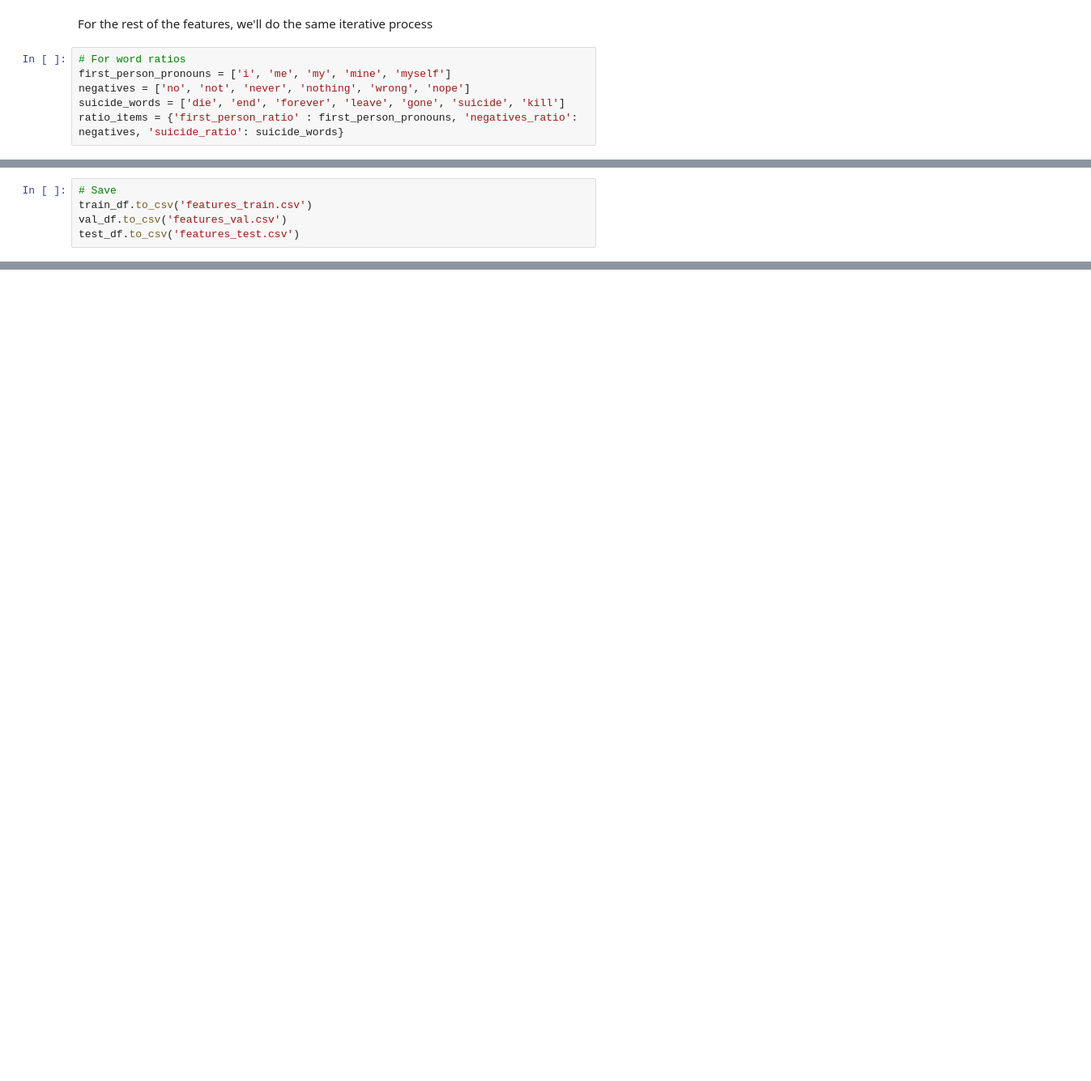
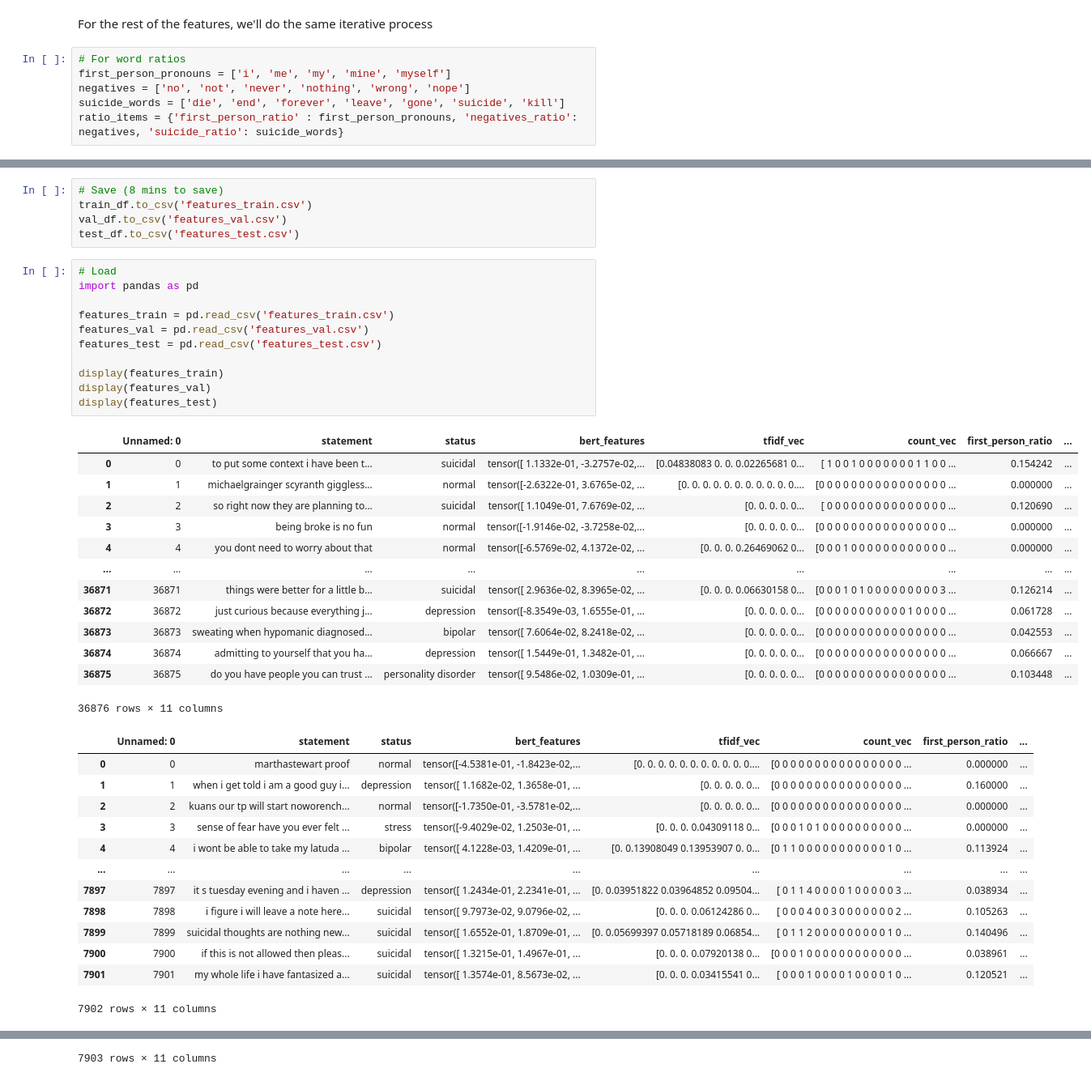
Before and after one commit to chengyili2005/ECS171-Final-Project, a Jupyter notebook: make_dataset.ipynb, the cells around one changed output, grey strips where cells are left out. Shown at 81% size. Drawn from its saved outputs; the diff is of its cells as text; blank space fills up the shorter version.

```diff
--- a/make_dataset.ipynb
+++ b/make_dataset.ipynb
@@ -319,5 +380,43 @@ for column in feature2function.keys():
 # %%
-# Save
+# Save (8 mins to save)
 train_df.to_csv('features_train.csv')
 val_df.to_csv('features_val.csv')
 test_df.to_csv('features_test.csv')
+# %%
+# Load
+import pandas as pd
+
+features_train = pd.read_csv('features_train.csv')
+features_val = pd.read_csv('features_val.csv')
+features_test = pd.read_csv('features_test.csv')
+
+display(features_train)
+display(features_val)
+display(features_test)
+# %% [output]
+|  | Unnamed: 0 | statement | status | bert_features | tfidf_vec | count_vec | first_person_ratio | ... |
+| 0 | 0 | to put some context i have been t... | suicidal | tensor([ 1.1332e-01, -3.2757e-02,... | [0.04838083 0. 0. 0.02265681 0... | [ 1 0 0 1 0 0 0 0 0 0 0 1 1 0 0 ... | 0.154242 | ... |
+| 1 | 1 | michaelgrainger scyranth giggless... | normal | tensor([-2.6322e-01, 3.6765e-02, ... | [0. 0. 0. 0. 0. 0. 0. 0. 0. 0. 0.... | [0 0 0 0 0 0 0 0 0 0 0 0 0 0 0 0 ... | 0.000000 | ... |
+| 2 | 2 | so right now they are planning to... | suicidal | tensor([ 1.1049e-01, 7.6769e-02, ... | [0. 0. 0. 0. 0... | [ 0 0 0 0 0 0 0 0 0 0 0 0 0 0 0 ... | 0.120690 | ... |
+| 3 | 3 | being broke is no fun | normal | tensor([-1.9146e-02, -3.7258e-02,... | [0. 0. 0. 0. 0... | [0 0 0 0 0 0 0 0 0 0 0 0 0 0 0 0 ... | 0.000000 | ... |
+| 4 | 4 | you dont need to worry about that | normal | tensor([-6.5769e-02, 4.1372e-02, ... | [0. 0. 0. 0.26469062 0... | [0 0 0 1 0 0 0 0 0 0 0 0 0 0 0 0 ... | 0.000000 | ... |
+| ... | ... | ... | ... | ... | ... | ... | ... | ... |
+| 36871 | 36871 | things were better for a little b... | suicidal | tensor([ 2.9636e-02, 8.3965e-02, ... | [0. 0. 0. 0.06630158 0... | [0 0 0 1 0 1 0 0 0 0 0 0 0 0 0 3 ... | 0.126214 | ... |
+| 36872 | 36872 | just curious because everything j... | depression | tensor([-8.3549e-03, 1.6555e-01, ... | [0. 0. 0. 0. 0... | [0 0 0 0 0 0 0 0 0 0 0 1 0 0 0 0 ... | 0.061728 | ... |
+| 36873 | 36873 | sweating when hypomanic diagnosed... | bipolar | tensor([ 7.6064e-02, 8.2418e-02, ... | [0. 0. 0. 0. 0... | [0 0 0 0 0 0 0 0 0 0 0 0 0 0 0 0 ... | 0.042553 | ... |
+| 36874 | 36874 | admitting to yourself that you ha... | depression | tensor([ 1.5449e-01, 1.3482e-01, ... | [0. 0. 0. 0. 0... | [0 0 0 0 0 0 0 0 0 0 0 0 0 0 0 0 ... | 0.066667 | ... |
+| 36875 | 36875 | do you have people you can trust ... | personality disorder | tensor([ 9.5486e-02, 1.0309e-01, ... | [0. 0. 0. 0. 0... | [0 0 0 0 0 0 0 0 0 0 0 0 0 0 0 0 ... | 0.103448 | ... |
+36876 rows × 11 columns
+|  | Unnamed: 0 | statement | status | bert_features | tfidf_vec | count_vec | first_person_ratio | ... |
+| 0 | 0 | marthastewart proof | normal | tensor([-4.5381e-01, -1.8423e-02,... | [0. 0. 0. 0. 0. 0. 0. 0. 0. 0. 0.... | [0 0 0 0 0 0 0 0 0 0 0 0 0 0 0 0 ... | 0.000000 | ... |
+| 1 | 1 | when i get told i am a good guy i... | depression | tensor([ 1.1682e-02, 1.3658e-01, ... | [0. 0. 0. 0. 0... | [0 0 0 0 0 0 0 0 0 0 0 0 0 0 0 0 ... | 0.160000 | ... |
+| 2 | 2 | kuans our tp will start noworench... | normal | tensor([-1.7350e-01, -3.5781e-02,... | [0. 0. 0. 0. 0... | [0 0 0 0 0 0 0 0 0 0 0 0 0 0 0 0 ... | 0.000000 | ... |
+| 3 | 3 | sense of fear have you ever felt ... | stress | tensor([-9.4029e-02, 1.2503e-01, ... | [0. 0. 0. 0.04309118 0... | [0 0 0 1 0 1 0 0 0 0 0 0 0 0 0 0 ... | 0.000000 | ... |
+| 4 | 4 | i wont be able to take my latuda ... | bipolar | tensor([ 4.1228e-03, 1.4209e-01, ... | [0. 0.13908049 0.13953907 0. 0... | [0 1 1 0 0 0 0 0 0 0 0 0 0 0 1 0 ... | 0.113924 | ... |
+| ... | ... | ... | ... | ... | ... | ... | ... | ... |
+| 7897 | 7897 | it s tuesday evening and i haven ... | depression | tensor([ 1.2434e-01, 2.2341e-01, ... | [0. 0.03951822 0.03964852 0.09504... | [ 0 1 1 4 0 0 0 0 1 0 0 0 0 0 3 ... | 0.038934 | ... |
+| 7898 | 7898 | i figure i will leave a note here... | suicidal | tensor([ 9.7973e-02, 9.0796e-02, ... | [0. 0. 0. 0.06124286 0... | [ 0 0 0 4 0 0 3 0 0 0 0 0 0 0 2 ... | 0.105263 | ... |
+| 7899 | 7899 | suicidal thoughts are nothing new... | suicidal | tensor([ 1.6552e-01, 1.8709e-01, ... | [0. 0.05699397 0.05718189 0.06854... | [ 0 1 1 2 0 0 0 0 0 0 0 0 0 1 0 ... | 0.140496 | ... |
+| 7900 | 7900 | if this is not allowed then pleas... | suicidal | tensor([ 1.3215e-01, 1.4967e-01, ... | [0. 0. 0. 0.07920138 0... | [0 0 0 1 0 0 0 0 0 0 0 0 0 0 0 0 ... | 0.038961 | ... |
+| 7901 | 7901 | my whole life i have fantasized a... | suicidal | tensor([ 1.3574e-01, 8.5673e-02, ... | [0. 0. 0. 0.03415541 0... | [ 0 0 0 1 0 0 0 0 1 0 0 0 0 1 0 ... | 0.120521 | ... |
+7902 rows × 11 columns
@@ -323,0 +435 @@ test_df.to_csv('features_test.csv')
+7903 rows × 11 columns
```
Also changed, not shown: parts of 8 cells of this notebook, 1 other file.
